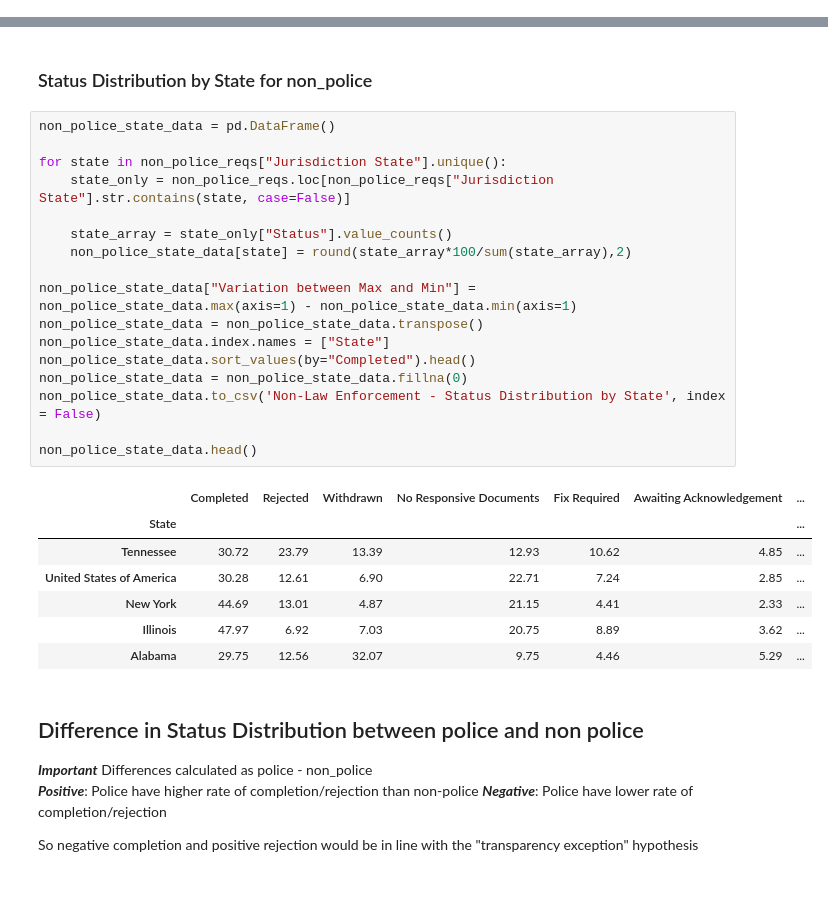
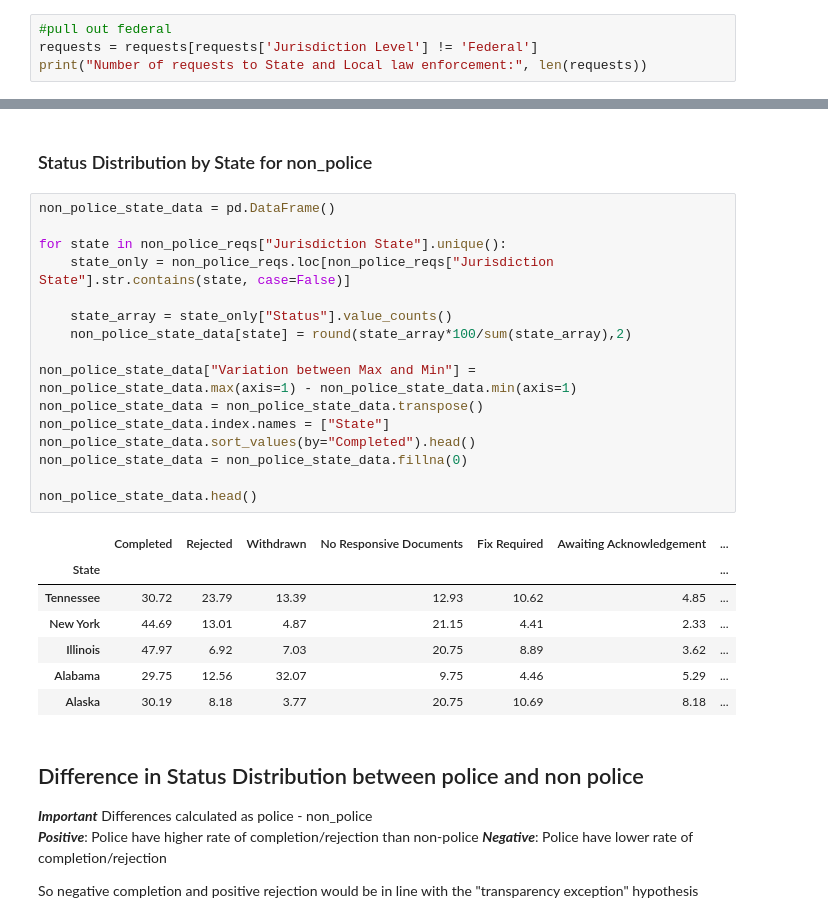
Before and after one commit to emile-66/muckrock_data, a Jupyter notebook: muckrock_requests_analysis.ipynb, the cells around one changed output, grey strips where cells are left out. Drawn from its saved outputs; the diff is of its cells as text; blank space fills up the shorter version.

```diff
--- a/muckrock_requests_analysis.ipynb
+++ b/muckrock_requests_analysis.ipynb
@@ -29,3 +35,7 @@ requests.head()
 ## How many requests do law enforcement agencies receive vs. non-law enforcement agencies? ##
 
 Law enforcement requests were separated by checking if the Agency name included "police", "sheriff", or "safety". While this doesn't ensure that every law enforcement agency was included, it should encapsulate most of them.
+# %%
+#pull out federal
+requests = requests[requests['Jurisdiction Level'] != 'Federal']
+print("Number of requests to State and Local law enforcement:", len(requests))
@@ -254,28 +260,27 @@ police_state_data.head()
 # %%
 non_police_state_data = pd.DataFrame()
 
 for state in non_police_reqs["Jurisdiction State"].unique():
     state_only = non_police_reqs.loc[non_police_reqs["Jurisdiction State"].str.contains(state, case=False)]
 
     state_array = state_only["Status"].value_counts()
     non_police_state_data[state] = round(state_array*100/sum(state_array),2)
 
 non_police_state_data["Variation between Max and Min"] = non_police_state_data.max(axis=1) - non_police_state_data.min(axis=1)
 non_police_state_data = non_police_state_data.transpose()
 non_police_state_data.index.names = ["State"]
 non_police_state_data.sort_values(by="Completed").head()
 non_police_state_data = non_police_state_data.fillna(0)
-non_police_state_data.to_csv('Non-Law Enforcement - Status Distribution by State', index = False)
 
 non_police_state_data.head()
 # %% [output]
 |  | Completed | Rejected | Withdrawn | No Responsive Documents | Fix Required | Awaiting Acknowledgement | ... |
 | State |  |  |  |  |  |  | ... |
 | Tennessee | 30.72 | 23.79 | 13.39 | 12.93 | 10.62 | 4.85 | ... |
-| United States of America | 30.28 | 12.61 | 6.90 | 22.71 | 7.24 | 2.85 | ... |
 | New York | 44.69 | 13.01 | 4.87 | 21.15 | 4.41 | 2.33 | ... |
 | Illinois | 47.97 | 6.92 | 7.03 | 20.75 | 8.89 | 3.62 | ... |
 | Alabama | 29.75 | 12.56 | 32.07 | 9.75 | 4.46 | 5.29 | ... |
+| Alaska | 30.19 | 8.18 | 3.77 | 20.75 | 10.69 | 8.18 | ... |
 # %% [markdown]
 ## Difference in Status Distribution between police and non police
 ***Important***
```
Also changed, not shown: parts of 26 cells of this notebook, 12 other files.
